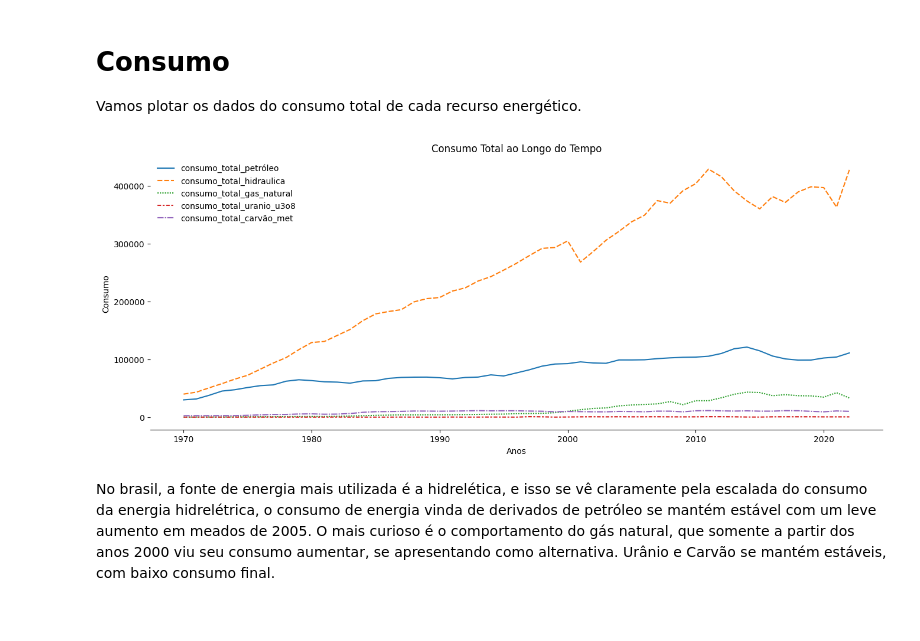
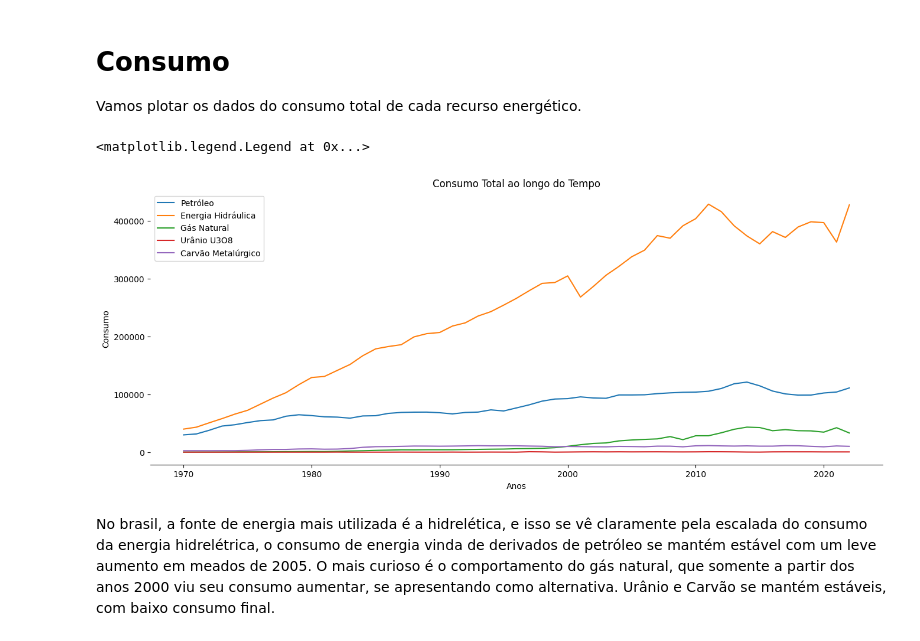
Before and after one commit to scrrpfv/projeto-ip, a Jupyter notebook: Analises/reservas.ipynb, the cells around one changed output. Drawn from its saved outputs; the diff is of its cells as text; code cells hidden in the pictures.

```diff
--- a/Analises/reservas.ipynb
+++ b/Analises/reservas.ipynb
@@ -10,18 +10,10 @@ import numpy as np
 df = pd.read_feather('../databases/recursos.feather')
 df = df.set_index('ano')
 
-def basic_plot(title, xlabel, ylabel, sub):
-    plt.figure(figsize=(16,6))
-    plt.title(title)
-
-    sub()
-
-    plt.ylabel(ylabel)
-    plt.xlabel(xlabel)
-    plt.gca().spines["right"].set_visible(False)
-    plt.gca().spines["left"].set_visible(False)
-    plt.gca().spines['top'].set_visible(False)
-    plt.legend(frameon=False)
+def config(ax):
+    ax.spines['top'].set_visible(False)
+    ax.spines['right'].set_visible(False)
+    ax.spines['left'].set_visible(False)
 # %% [markdown]
 # Reservas/Recursos
 Vamos começar plotando diretamente os dados de cada recurso/reserva:
@@ -60,13 +53,18 @@ Vamos plotar os dados do consumo total de cada recurso energético.
 # %%
 colunas_consumo_total = df.columns[df.columns.str.startswith('consumo_total')]
 df_consumo = df[colunas_consumo_total]
 
-def plot():
-    sns.lineplot(df_consumo)
+ax = df.plot(y=colunas_consumo_total,
+            figsize=(16,6),
+            title="Consumo Total ao longo do Tempo",
+            xlabel="Anos",
+            ylabel="Consumo")
 
-basic_plot('Consumo Total ao Longo do Tempo', 'Anos', 'Consumo', plot)
+config(ax)
+ax.legend(['Petróleo', 'Energia Hidráulica', 'Gás Natural', 'Urânio U3O8', 'Carvão Metalúrgico'])
 # %% [output]
+<matplotlib.legend.Legend at 0x...>
-[figure, old version]
+[figure, new version]
 # %% [markdown]
 No brasil, a fonte de energia mais utilizada é a hidrelética, e isso se vê claramente pela escalada do consumo da energia hidrelétrica, o consumo de energia vinda de derivados de petróleo se mantém estável com um leve aumento em meados de 2005. O mais curioso é o comportamento do gás natural, que somente a partir dos anos 2000 viu seu consumo aumentar, se apresentando como alternativa. Urânio e Carvão se mantém estáveis, com baixo consumo final.
 # %% [markdown]
```
Also changed, not shown: parts of 10 cells of this notebook, 1 other file.
